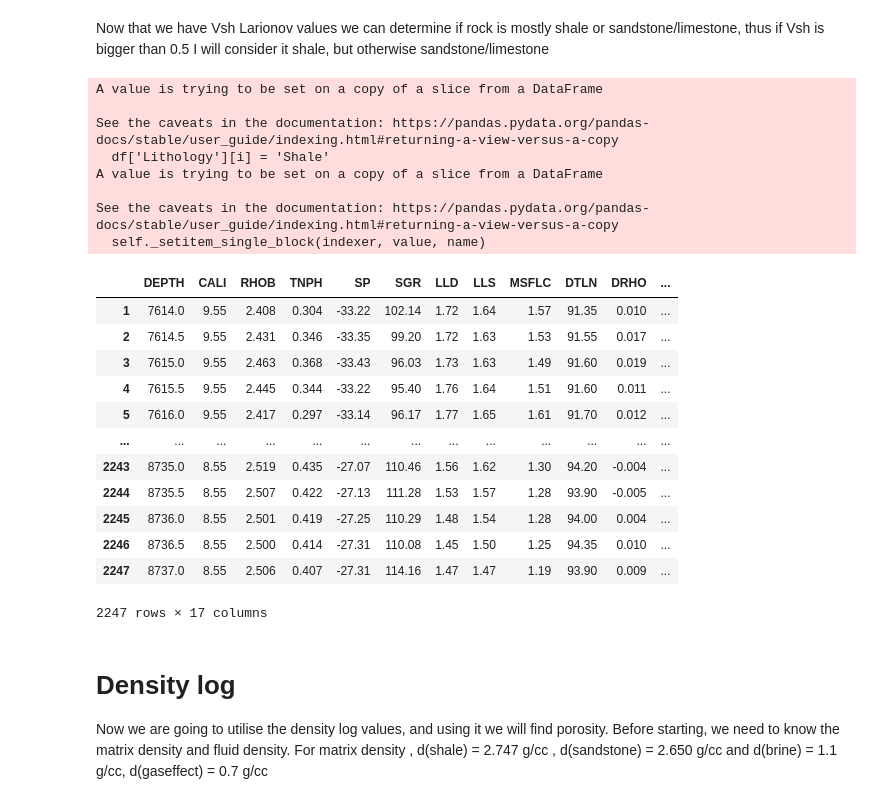
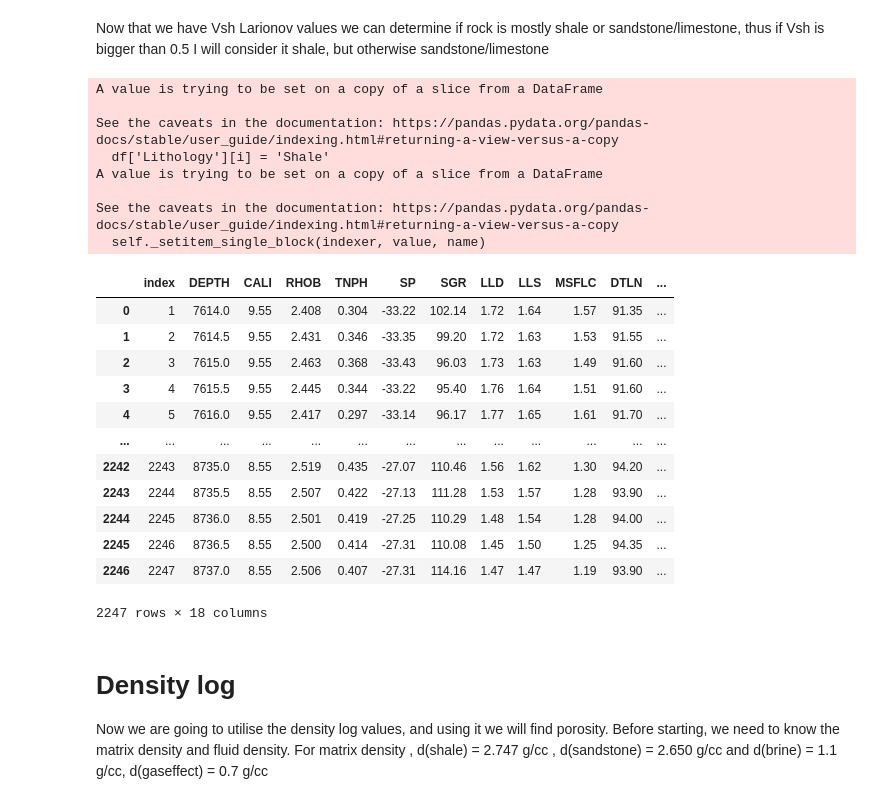
Before and after one commit to elnursahbalayev/well-logging-formation-evaluation, a Jupyter notebook: well_logging.ipynb, the cells around one changed output. Cells and saved outputs as stored; diff of their text form; code cells hidden in the pictures.

```diff
--- a/well_logging.ipynb
+++ b/well_logging.ipynb
@@ -179,39 +179,41 @@ df
 2247 rows × 16 columns
 # %% [markdown]
 Now that we have Vsh Larionov values we can determine if rock is mostly shale or sandstone/limestone, thus if Vsh is bigger than 0.5 I will consider it shale, but otherwise sandstone/limestone
+# %%
+df.reset_index(inplace=True)
 # %%
 df['Lithology'] = 0
-for i in range(1,len(df)+1):
+for i in range(len(df)):
     if df['Vsh'][i] > 0.5:
         df['Lithology'][i] = 'Shale'
         # print('shale')
     elif df['Vsh'][i] < 0.5:
         df['Lithology'][i] = 'Sandstone'
         # print('sandstone')
 
 df
 # %% [output]
 A value is trying to be set on a copy of a slice from a DataFrame
 
 See the caveats in the documentation: https://pandas.pydata.org/pandas-docs/stable/user_guide/indexing.html#returning-a-view-versus-a-copy
   df['Lithology'][i] = 'Shale'
 A value is trying to be set on a copy of a slice from a DataFrame
 
 See the caveats in the documentation: https://pandas.pydata.org/pandas-docs/stable/user_guide/indexing.html#returning-a-view-versus-a-copy
   self._setitem_single_block(indexer, value, name)
-|  | DEPTH | CALI | RHOB | TNPH | SP | SGR | LLD | LLS | MSFLC | DTLN | DRHO | ... |
-| 1 | 7614.0 | 9.55 | 2.408 | 0.304 | -33.22 | 102.14 | 1.72 | 1.64 | 1.57 | 91.35 | 0.010 | ... |
-| 2 | 7614.5 | 9.55 | 2.431 | 0.346 | -33.35 | 99.20 | 1.72 | 1.63 | 1.53 | 91.55 | 0.017 | ... |
-| 3 | 7615.0 | 9.55 | 2.463 | 0.368 | -33.43 | 96.03 | 1.73 | 1.63 | 1.49 | 91.60 | 0.019 | ... |
-| 4 | 7615.5 | 9.55 | 2.445 | 0.344 | -33.22 | 95.40 | 1.76 | 1.64 | 1.51 | 91.60 | 0.011 | ... |
-| 5 | 7616.0 | 9.55 | 2.417 | 0.297 | -33.14 | 96.17 | 1.77 | 1.65 | 1.61 | 91.70 | 0.012 | ... |
+|  | index | DEPTH | CALI | RHOB | TNPH | SP | SGR | LLD | LLS | MSFLC | DTLN | ... |
+| 0 | 1 | 7614.0 | 9.55 | 2.408 | 0.304 | -33.22 | 102.14 | 1.72 | 1.64 | 1.57 | 91.35 | ... |
+| 1 | 2 | 7614.5 | 9.55 | 2.431 | 0.346 | -33.35 | 99.20 | 1.72 | 1.63 | 1.53 | 91.55 | ... |
+| 2 | 3 | 7615.0 | 9.55 | 2.463 | 0.368 | -33.43 | 96.03 | 1.73 | 1.63 | 1.49 | 91.60 | ... |
+| 3 | 4 | 7615.5 | 9.55 | 2.445 | 0.344 | -33.22 | 95.40 | 1.76 | 1.64 | 1.51 | 91.60 | ... |
+| 4 | 5 | 7616.0 | 9.55 | 2.417 | 0.297 | -33.14 | 96.17 | 1.77 | 1.65 | 1.61 | 91.70 | ... |
 | ... | ... | ... | ... | ... | ... | ... | ... | ... | ... | ... | ... | ... |
-| 2243 | 8735.0 | 8.55 | 2.519 | 0.435 | -27.07 | 110.46 | 1.56 | 1.62 | 1.30 | 94.20 | -0.004 | ... |
-| 2244 | 8735.5 | 8.55 | 2.507 | 0.422 | -27.13 | 111.28 | 1.53 | 1.57 | 1.28 | 93.90 | -0.005 | ... |
-| 2245 | 8736.0 | 8.55 | 2.501 | 0.419 | -27.25 | 110.29 | 1.48 | 1.54 | 1.28 | 94.00 | 0.004 | ... |
-| 2246 | 8736.5 | 8.55 | 2.500 | 0.414 | -27.31 | 110.08 | 1.45 | 1.50 | 1.25 | 94.35 | 0.010 | ... |
-| 2247 | 8737.0 | 8.55 | 2.506 | 0.407 | -27.31 | 114.16 | 1.47 | 1.47 | 1.19 | 93.90 | 0.009 | ... |
+| 2242 | 2243 | 8735.0 | 8.55 | 2.519 | 0.435 | -27.07 | 110.46 | 1.56 | 1.62 | 1.30 | 94.20 | ... |
+| 2243 | 2244 | 8735.5 | 8.55 | 2.507 | 0.422 | -27.13 | 111.28 | 1.53 | 1.57 | 1.28 | 93.90 | ... |
+| 2244 | 2245 | 8736.0 | 8.55 | 2.501 | 0.419 | -27.25 | 110.29 | 1.48 | 1.54 | 1.28 | 94.00 | ... |
+| 2245 | 2246 | 8736.5 | 8.55 | 2.500 | 0.414 | -27.31 | 110.08 | 1.45 | 1.50 | 1.25 | 94.35 | ... |
+| 2246 | 2247 | 8737.0 | 8.55 | 2.506 | 0.407 | -27.31 | 114.16 | 1.47 | 1.47 | 1.19 | 93.90 | ... |
-2247 rows × 17 columns
+2247 rows × 18 columns
 # %% [markdown]
 # Density log
 
```
Also changed, not shown: parts of 16 cells of this notebook, 2 other files.
